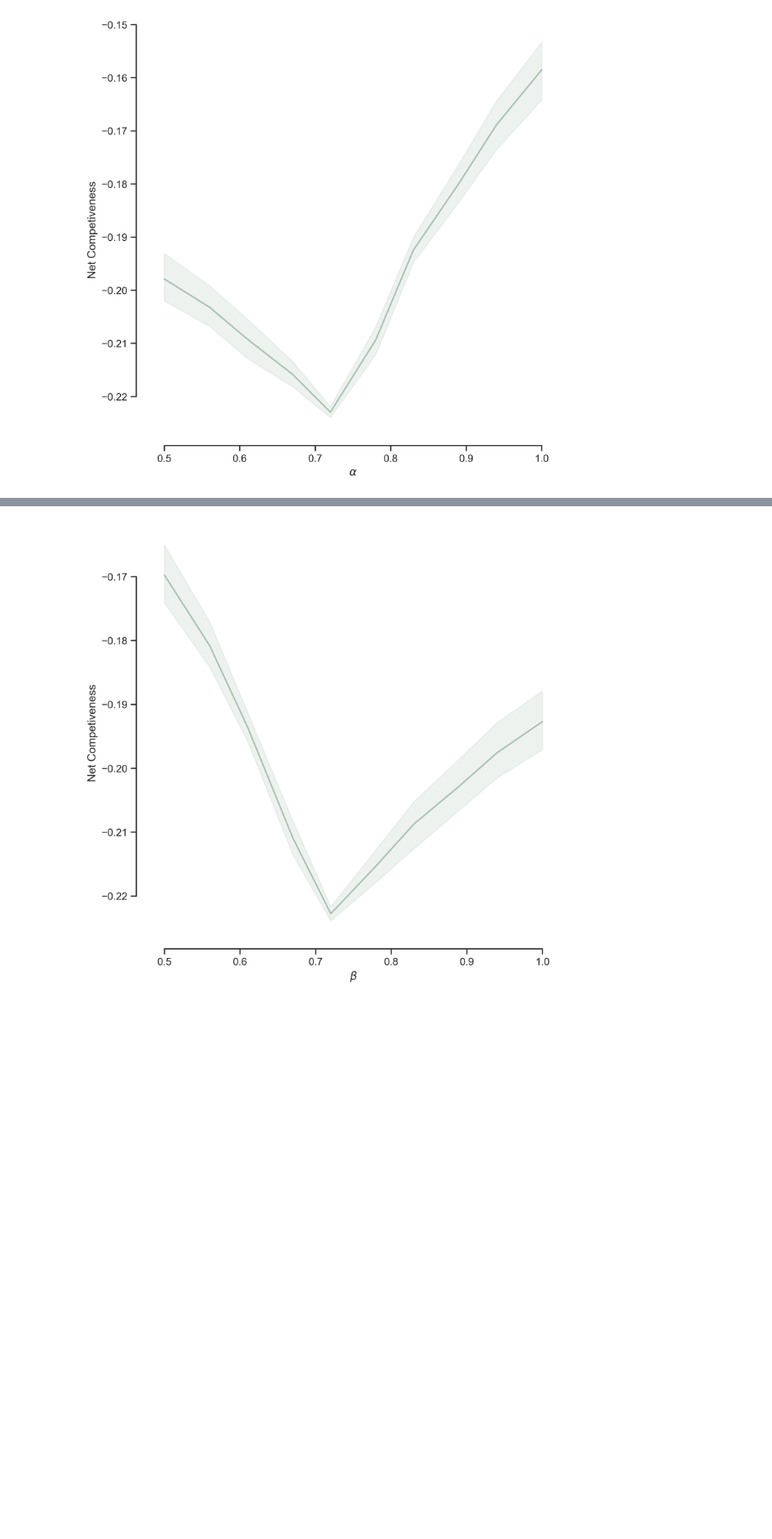
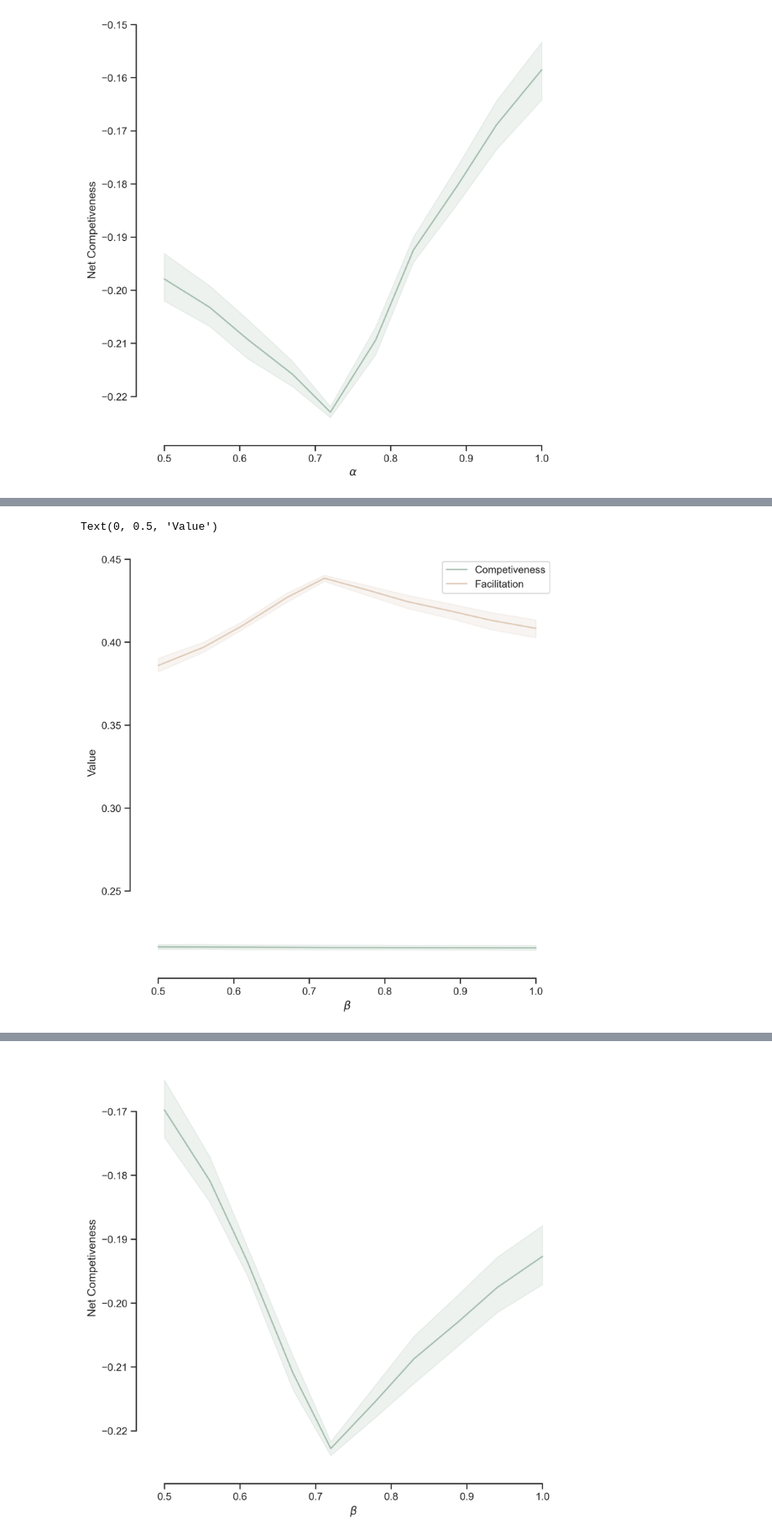
Before and after one commit to IVAN-Hu-yi/CellSizeBCAu, a Jupyter notebook: Code/network.ipynb, the cells around one changed output, grey strips where cells are left out. Shown at 84% size. Drawn from its saved outputs; the diff is of its cells as text; code cells hidden in the pictures; blank space fills up the shorter version.

```diff
--- a/Code/network.ipynb
+++ b/Code/network.ipynb
@@ -174,3 +187,16 @@ densitydfb = pd.concat(densityl)
 comp_dfb = pd.concat(adjd)
 comp_dfb['Net competition'] = comp_dfb['Competiveness'] - comp_dfb['Facilitation']
 densitydfb.index = np.arange(100)
+# %%
+fig, axes = plt.subplots(1, 1, figsize=(8, 8), dpi=350)
+custom_params = {"axes.spines.right": False, "axes.spines.top": False}
+sns.set_theme(style="ticks", rc=custom_params)
+sns.lineplot(data=comp_dfb, x='betas', y='Competiveness', color='#A5BFAF', label='Competiveness')
+sns.lineplot(data=comp_dfb, x='betas', y='Facilitation', color='#E0CBB9', label='Facilitation')
+plt.legend()
+sns.despine(trim=True, offset=10)
+axes.set_xlabel('$\\beta$')
+axes.set_ylabel('Value')
+# %% [output]
+Text(0, 0.5, 'Value')
+[figure, added]
```
Also changed, not shown: parts of 2 cells of this notebook, 5 other files.
